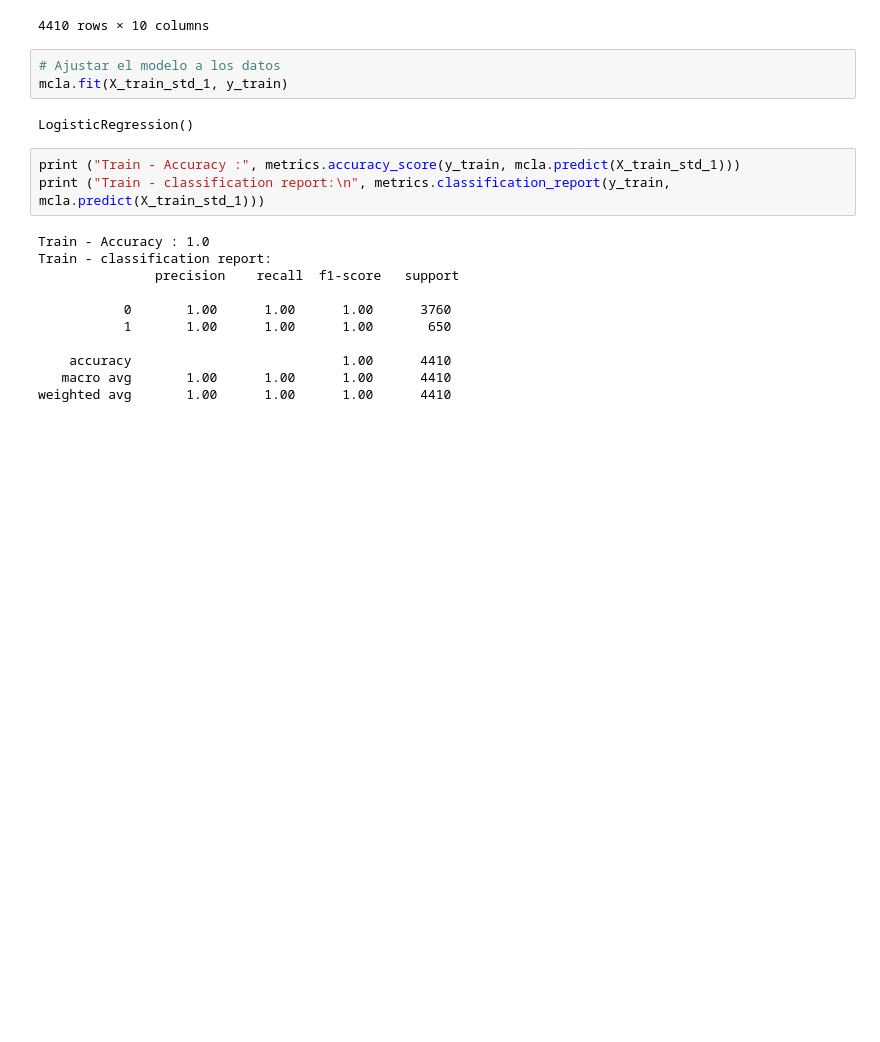
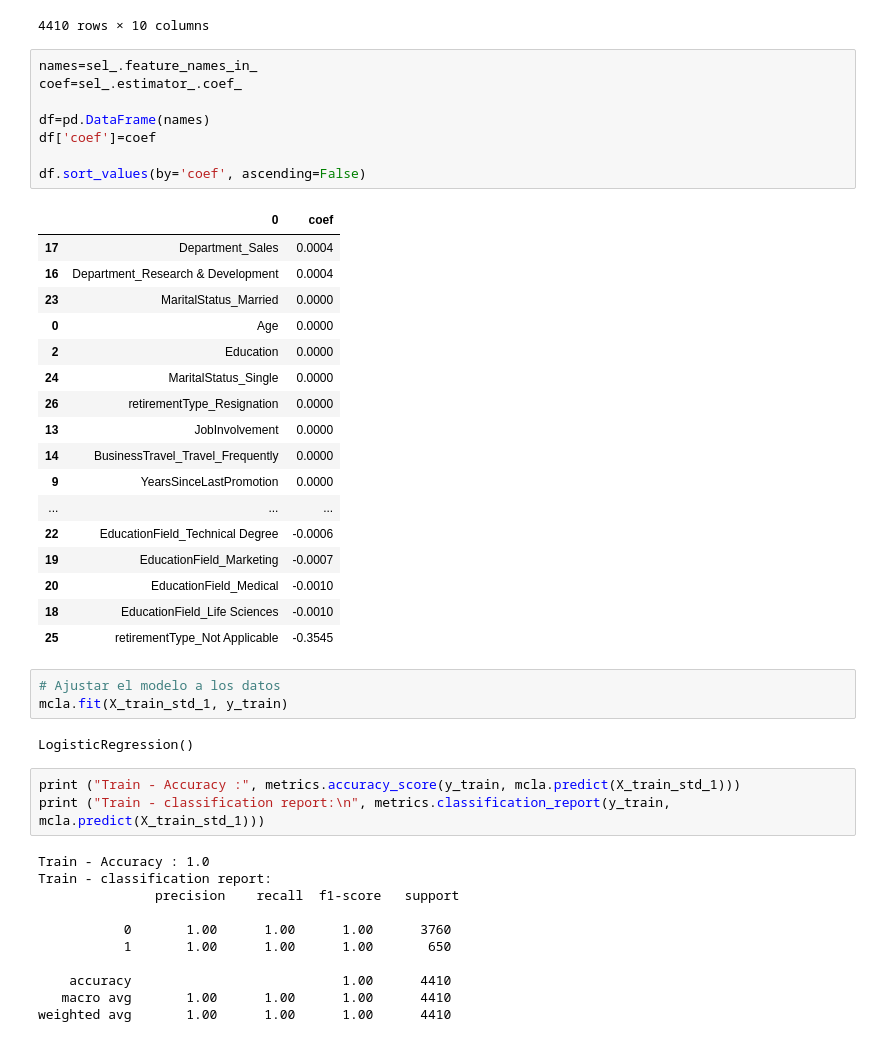
Before and after one commit to SantiRestrepoOlarte/ML_HumanResources, a Jupyter notebook: d_modelos.ipynb, the cells around one changed output. Drawn from its saved outputs; the diff is of its cells as text; blank space fills up the shorter version.

```diff
--- a/d_modelos.ipynb
+++ b/d_modelos.ipynb
@@ -269,6 +269,32 @@ X_train_std_1
 | 4408 | 1.0868 | -1.3741 | 1.5152 | -0.8375 | -0.3483 | ... |
 | 4409 | 2.3207 | 0.7278 | -0.6600 | -0.8375 | -0.3483 | ... |
 4410 rows × 10 columns
+# %%
+names=sel_.feature_names_in_
+coef=sel_.estimator_.coef_
+
+df=pd.DataFrame(names)
+df['coef']=coef
+
+df.sort_values(by='coef', ascending=False)
+# %% [output]
+|  | 0 | coef |
+| 17 | Department_Sales | 0.0004 |
+| 16 | Department_Research & Development | 0.0004 |
+| 23 | MaritalStatus_Married | 0.0000 |
+| 0 | Age | 0.0000 |
+| 2 | Education | 0.0000 |
+| 24 | MaritalStatus_Single | 0.0000 |
+| 26 | retirementType_Resignation | 0.0000 |
+| 13 | JobInvolvement | 0.0000 |
+| 14 | BusinessTravel_Travel_Frequently | 0.0000 |
+| 9 | YearsSinceLastPromotion | 0.0000 |
+| ... | ... | ... |
+| 22 | EducationField_Technical Degree | -0.0006 |
+| 19 | EducationField_Marketing | -0.0007 |
+| 20 | EducationField_Medical | -0.0010 |
+| 18 | EducationField_Life Sciences | -0.0010 |
+| 25 | retirementType_Not Applicable | -0.3545 |
 # %%
 # Ajustar el modelo a los datos
 mcla.fit(X_train_std_1, y_train)
```
